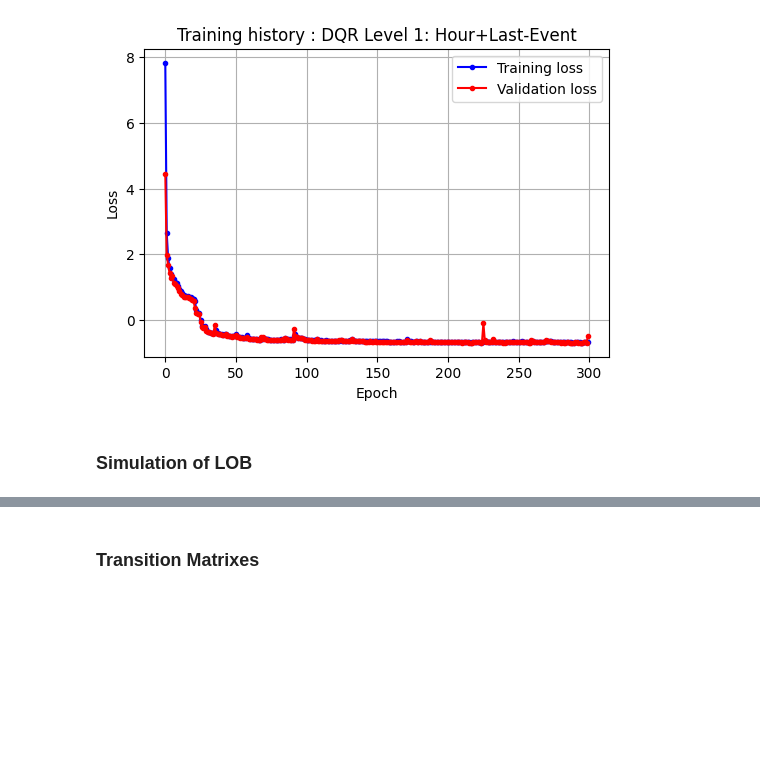
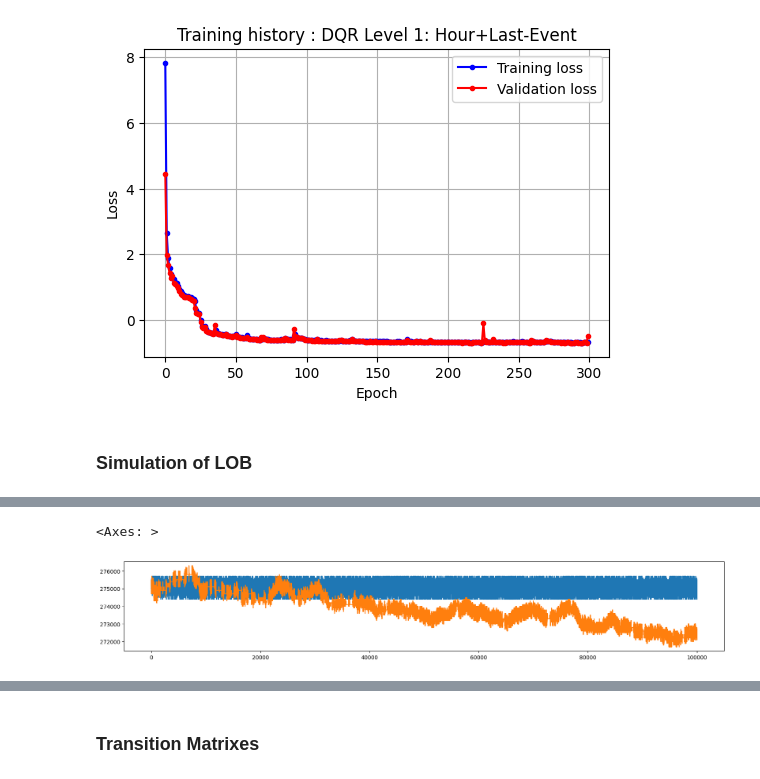
Before and after one commit to archer-paul/DeepQR-Microstructure, a Jupyter notebook: deepNN.ipynb, the cells around one changed output, grey strips where cells are left out. Drawn from its saved outputs; the diff is of its cells as text; code cells hidden in the pictures; blank space fills up the shorter version.

Commit message:
Différents tests de simu
rien ne marche pour l'instant les queues au niveau 1 explose

```diff
--- a/deepNN.ipynb
+++ b/deepNN.ipynb
@@ -239,0 +972,25 @@ model_level_5 = get_or_train_model(
+# %%
+# 1. Provide initial prices and queues
+initial_P = {
+    1: 275200.0, 2: 275300.0, 3: 275400.0, 4: 275500.0, 5: 275600.0,
+    -1: 275100.0, -2: 275000.0, -3: 274900.0, -4: 274800.0, -5: 274700.0
+}
+initial_Q = {
+     1: 10,  2: 10,  3: 10,  4: 10, 5 : 10,
+    -1: 100, -2: 100, -3: 100, -4: 100, -5: 100
+}
+
+# 3. Instantiate and run
+simulator = MDQRSimulator(
+    models_by_level=models_by_level,
+    initial_prices=initial_P,
+    initial_queues=initial_Q,
+    empirical_q_sampler=sample_queue_size,
+    tick_size=100.0,
+    start_time=34200.0 # 09:30:00 AM
+)
+
+num_sims = 100_000
+simulator.simulate(num_events=num_sims)
+df_simulated = simulator.to_dataframe()
+df_simulated
@@ -239,0 +1011,3 @@ model_level_5 = get_or_train_model(
+# %%
+df_real = df_norm[:num_sims]
+df_real
@@ -239,0 +1028,6 @@ model_level_5 = get_or_train_model(
+# %%
+df_simulated["price"].plot(figsize=(20, 3))
+df_real["price"].plot(figsize=(20, 3))
+# %% [output]
+<Axes: >
+[figure, added]
```
Also changed, not shown: parts of 20 cells of this notebook.
